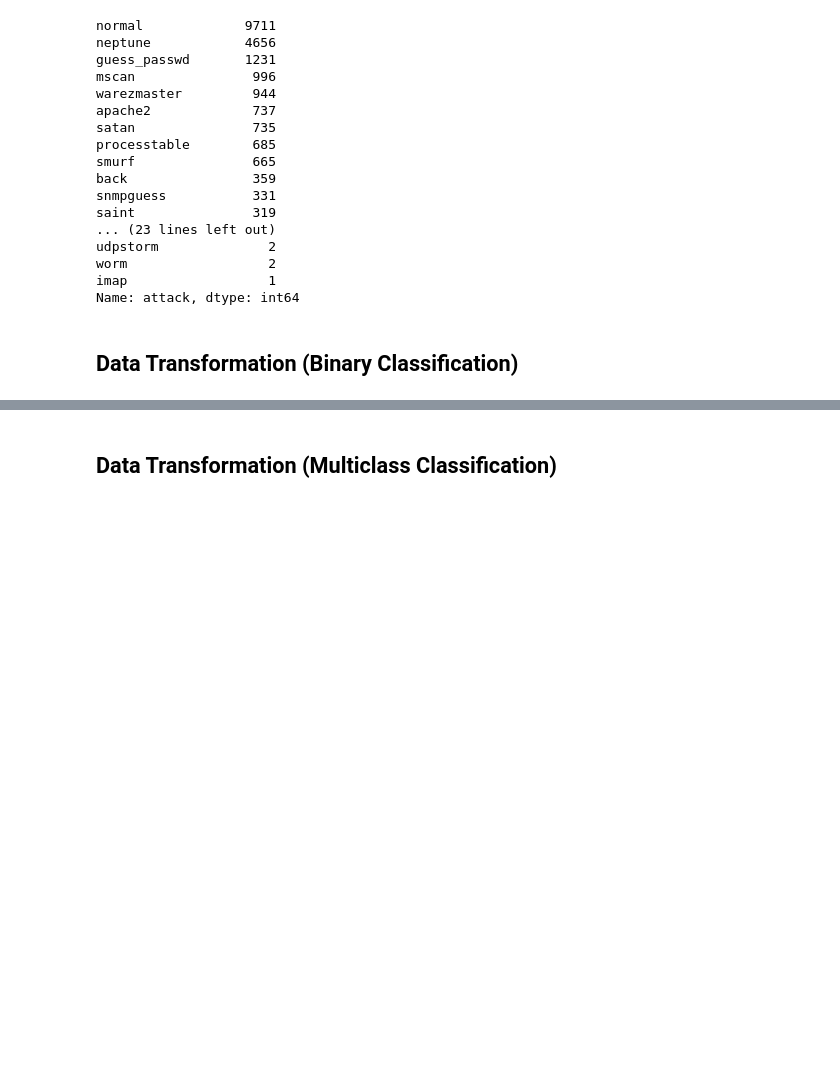
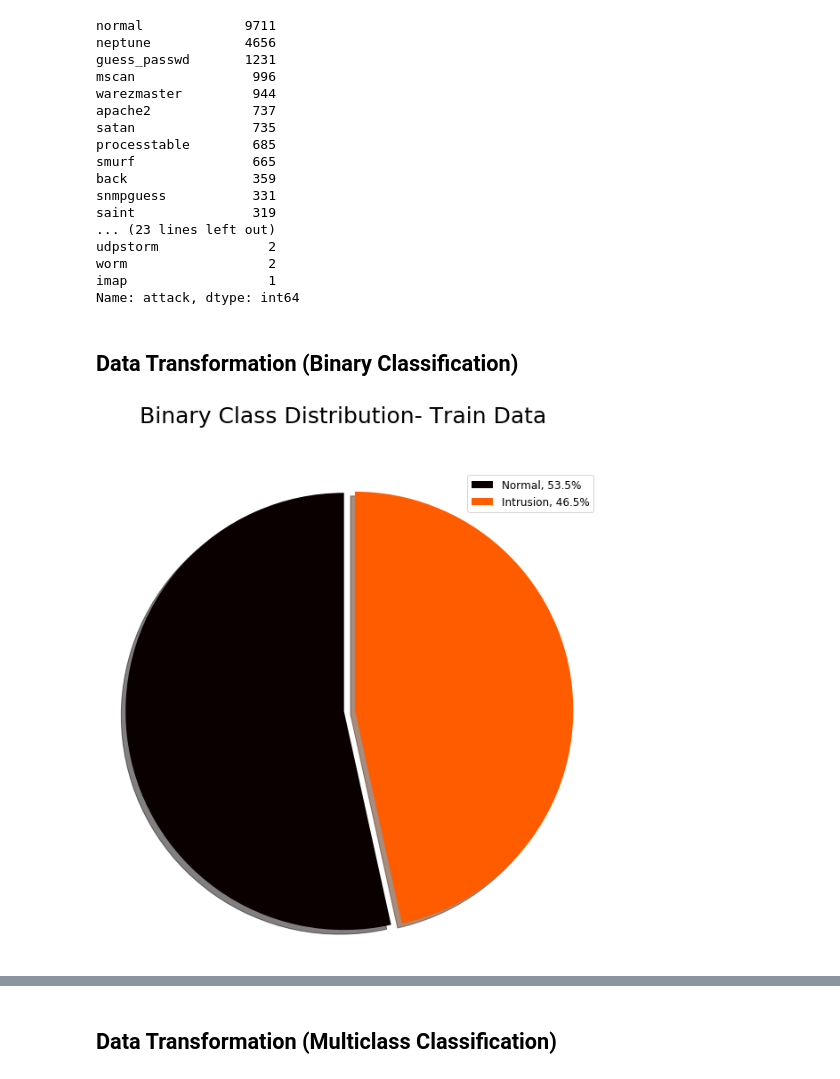
Before and after one commit to rojinadeuja/NSL-KDD-Network-Security, a Jupyter notebook: 01-Exploratory-Data-Analysis.ipynb, the cells around one changed output, grey strips where cells are left out. Cells and saved outputs as stored; diff of their text form; code cells hidden in the pictures; blank space fills up the shorter version.

```diff
--- a/01-Exploratory-Data-Analysis.ipynb
+++ b/01-Exploratory-Data-Analysis.ipynb
@@ -208,6 +208,33 @@ test_attack = test_df.attack.map(lambda a: 0 if a == 'normal' else 1)
 
 train_df['is_intrusion'] = train_attack
 test_df['is_intrusion'] = test_attack
+# %%
+# %matplotlib inline
+
+labels = ['Normal', 'Intrusion', ]
+sizes = train_df['is_intrusion'].value_counts()
+total = sum(sizes)
+
+explode = [ 0.05, 0] # Only explode the intrusions ie first value
+
+fig1, ax1 = plt.subplots(figsize=(10, 10))
+
+theme = plt.get_cmap('hot')
+ax1.set_prop_cycle("color", [theme(1. * i / len(sizes)) for i in range(len(sizes))])
+ax1.axis('equal') # Ensures that pie is a circle
+
+plt.pie(sizes, shadow= True, startangle = 90, explode=explode)
+
+fig1.suptitle("Binary Class Distribution- Train Data", fontsize=25)
+plt.legend(
+    loc='upper right',
+    fontsize = 'large',
+    labels=['%s, %1.1f%%' % (l, (float(s) / total) * 100) for l, s in zip(labels, sizes)],
+)
+
+plt.show()
+# %% [output]
+[figure, added]
 # %%
 labels = 'Intrusion', 'Normal'
 explode = [ 0.1, 0] # Only explode the intrusions ie first value
```
Also changed, not shown: parts of 3 cells of this notebook.
